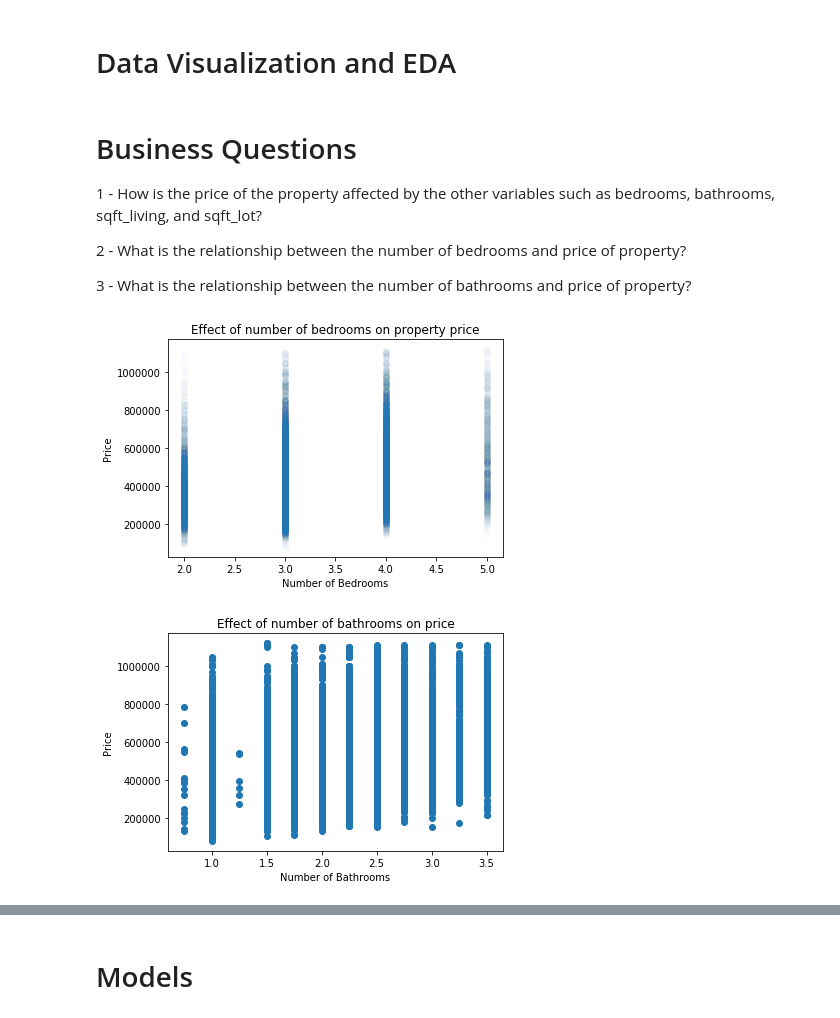
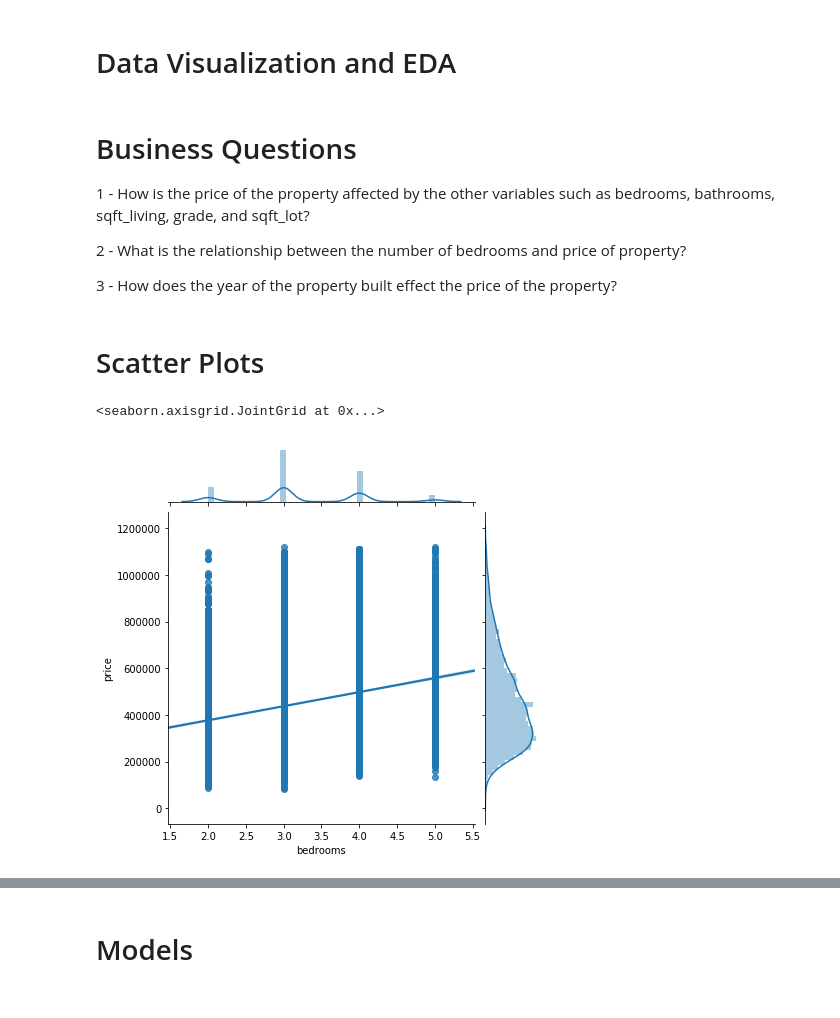
Before and after one commit to ArmanHasAPython/dsc-mod-2-project-v2-1, a Jupyter notebook: index.ipynb, the cells around one changed output, grey strips where cells are left out. Drawn from its saved outputs; the diff is of its cells as text; code cells hidden in the pictures.

```diff
--- a/index.ipynb
+++ b/index.ipynb
@@ -250,28 +243,18 @@ df.shape
 # %% [markdown]
 # Business Questions
 
-1 - How is the price of the property affected by the other variables such as bedrooms, bathrooms, sqft_living, and sqft_lot?
+1 - How is the price of the property affected by the other variables such as bedrooms, bathrooms, sqft_living, grade, and sqft_lot?
 
 2 - What is the relationship between the number of bedrooms and price of property?
 
-3 - What is the relationship between the number of bathrooms and price of property?
+3 - How does the year of the property built effect the price of the property?
-# %%
-x = df['bedrooms']
-y = df['price']
-plt.scatter(x,y, alpha=0.0125)
-plt.xlabel('Number of Bedrooms')
-plt.ylabel('Price')
-plt.title('Effect of number of bedrooms on property price')
-plt.show()
-# %% [output]
-[figure, removed]
-# %%
-x2 = df['bathrooms']
-y2 = df['price']
-plt.scatter(x2,y2)
-plt.xlabel('Number of Bathrooms')
-plt.ylabel('Price')
-plt.title('Effect of number of bathrooms on price')
-plt.show()
-# %% [output]
-[figure, removed]
+# %% [markdown]
+# Scatter Plots
+# %%
+#Using single variables to plot our data using the Seaborn library to plot scatter graphs with marginal histograms
+#Build a scatter plot showing price against bedrooms
+
+sns.jointplot(x = 'bedrooms', y = 'price', data = df, kind = 'reg')
+# %% [output]
+<seaborn.axisgrid.JointGrid at 0x...>
+[figure, added]
```
Also changed, not shown: parts of 71 cells of this notebook, 1 other file.
